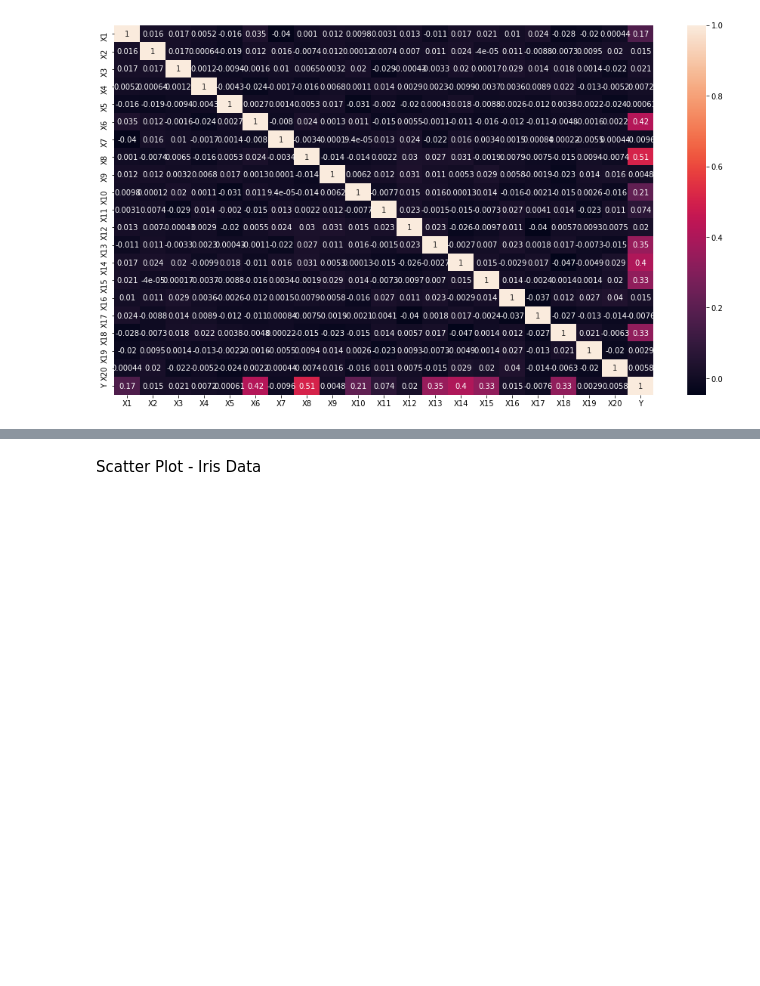
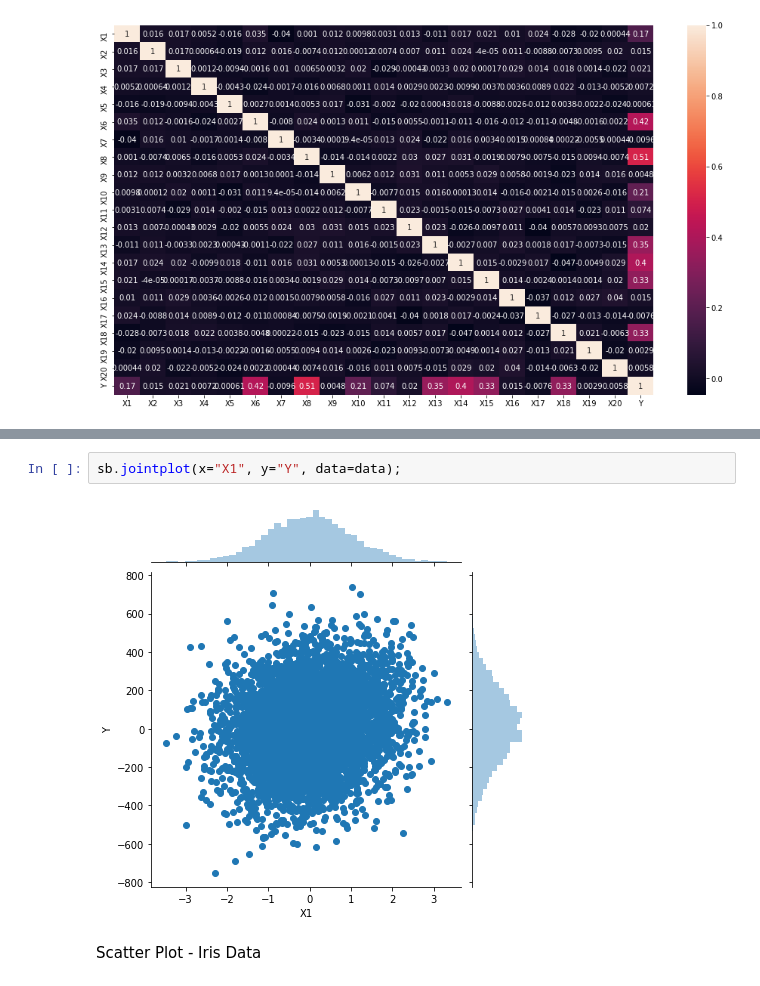
Before and after one commit to andrychowanda/COMP6577, a Jupyter notebook: COMP6577-5.ipynb, the cells around one changed output, grey strips where cells are left out. Cells and saved outputs as stored; diff of their text form; blank space fills up the shorter version.

```diff
--- a/COMP6577_5.ipynb
+++ b/COMP6577-5.ipynb
@@ -121,3 +148,7 @@ plt.show()
+# %%
+sb.jointplot(x="X1", y="Y", data=data);
+# %% [output]
+[figure, added]
 # %% [markdown]
 Scatter Plot - Iris Data
 # %%
```
Also changed, not shown: parts of 2 cells of this notebook, 9 other files.
